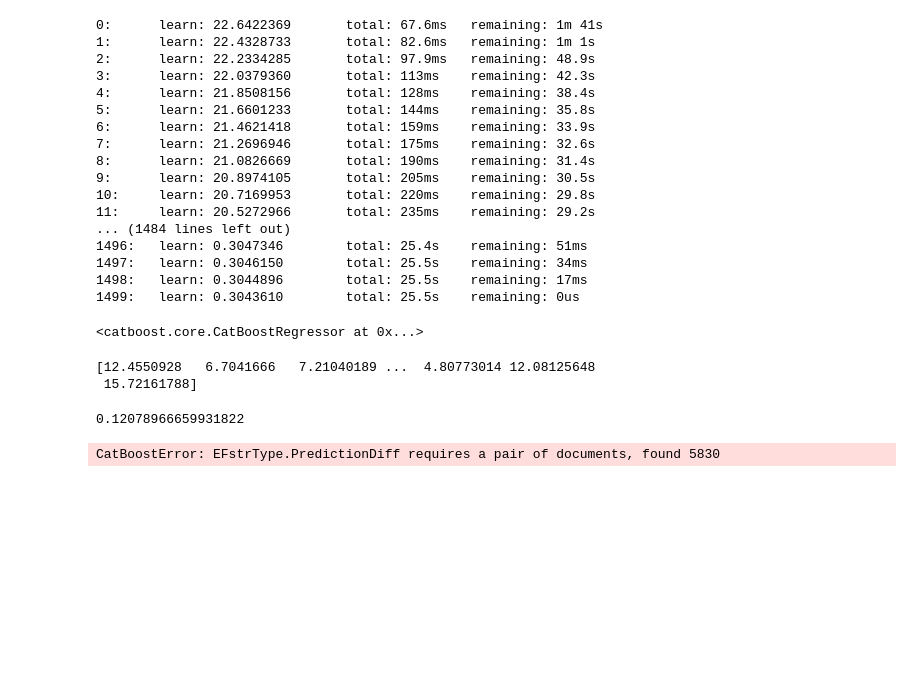
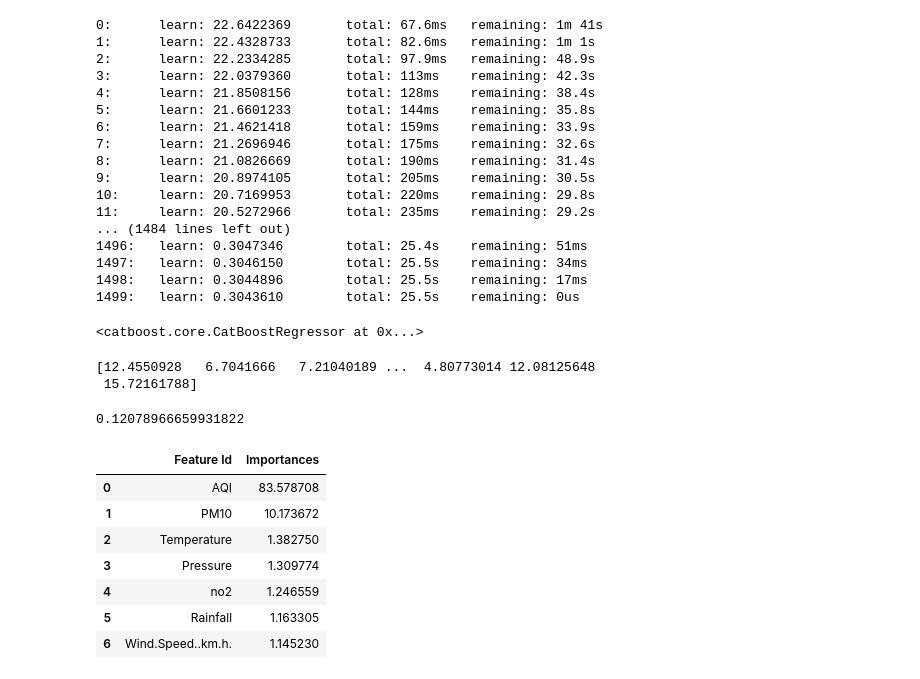
Before and after one commit to grtvishnu/Air-Pollution-Prediction-and-Forecasting, a Jupyter notebook: Data/Catboost.ipynb, the cells around one changed output. Cells and saved outputs as stored; diff of their text form; code cells hidden in the pictures; blank space fills up the shorter version.

```diff
--- a/Data/Catboost.ipynb
+++ b/Data/Catboost.ipynb
@@ -83,7 +83,15 @@ print(preds)
 0.12078966659931822
 # %%
 prediction_diff = model.get_feature_importance(train_pool,
-                                               type='PredictionDiff',
                                                prettified=True)
-# %% [output]
-CatBoostError: EFstrType.PredictionDiff requires a pair of documents, found 5830
+# %%
+prediction_diff
+# %% [output]
+|  | Feature Id | Importances |
+| 0 | AQI | 83.578708 |
+| 1 | PM10 | 10.173672 |
+| 2 | Temperature | 1.382750 |
+| 3 | Pressure | 1.309774 |
+| 4 | no2 | 1.246559 |
+| 5 | Rainfall | 1.163305 |
+| 6 | Wind.Speed..km.h. | 1.145230 |
```
